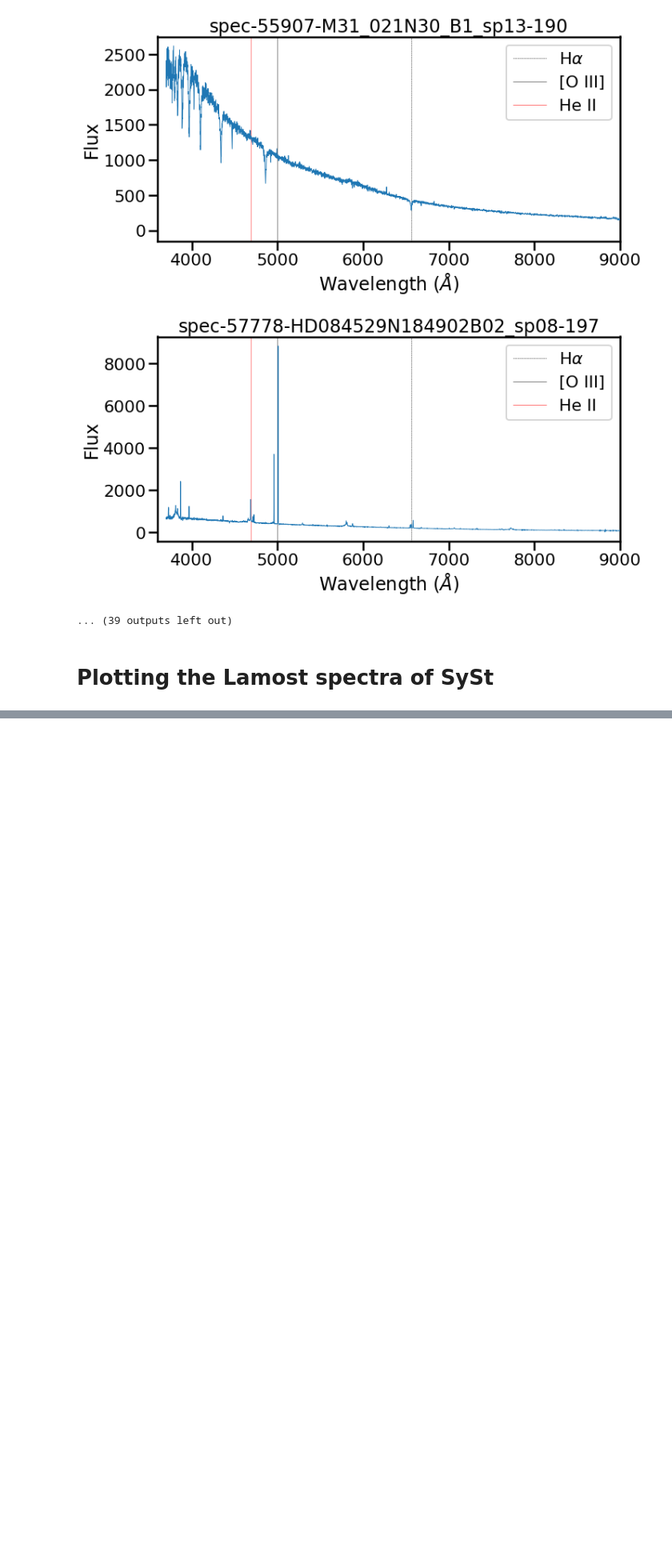
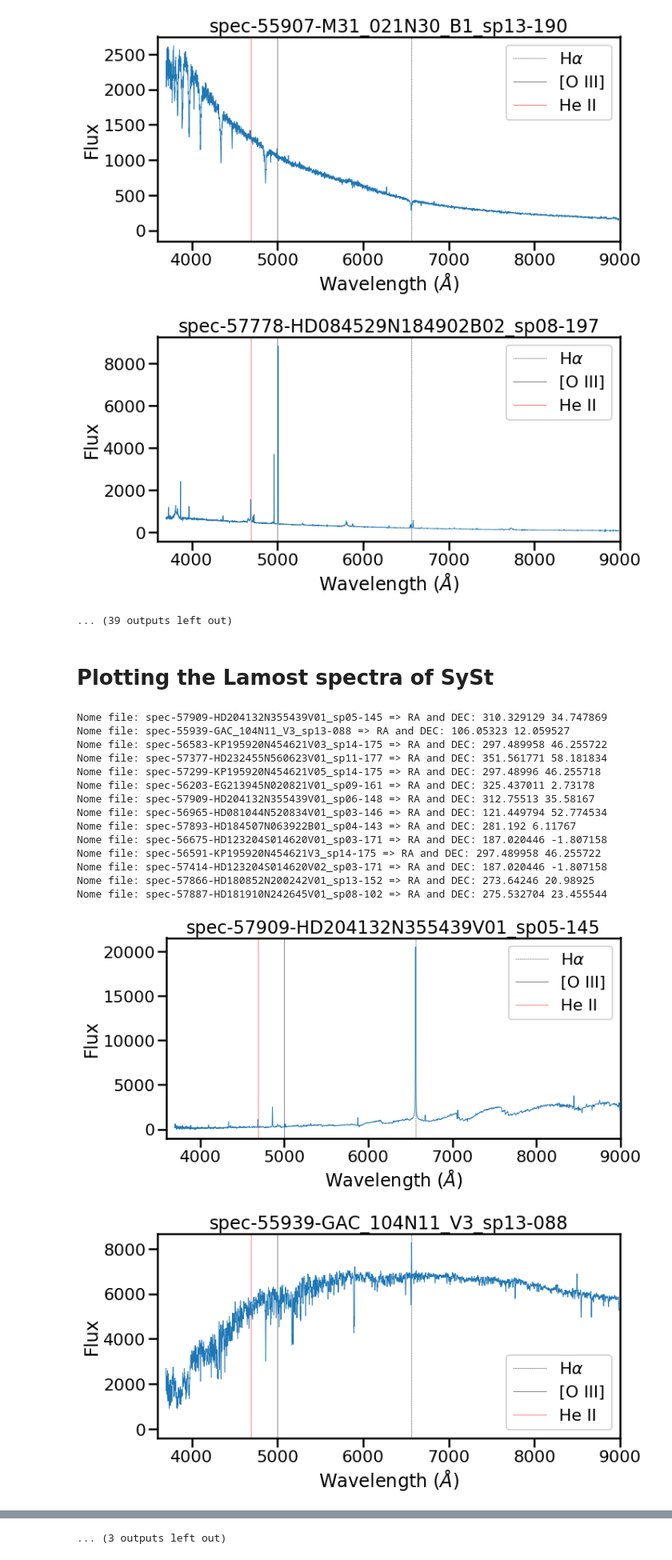
Before and after one commit to AngelGSoto/python-notebooks, a Jupyter notebook: Seeing the PN spectra form LMOST DR3.ipynb, the cells around one changed output, grey strips where cells are left out. Shown at 80% size. Drawn from its saved outputs; the diff is of its cells as text; code cells hidden in the pictures; blank space fills up the shorter version.

```diff
--- a/Seeing the PN spectra form LMOST DR3.ipynb
+++ b/Seeing the PN spectra form LMOST DR3.ipynb
@@ -95,3 +95,26 @@ Nome file: spec-55931-M31_025N30_B2_sp13-176 => RA and DEC: 27.72618 31.129651
 ... (39 outputs left out)
 # %% [markdown]
 # Plotting the Lamost spectra of SySt
+# %%
+fitsfile_1="../SySt-lamost-spec/*fits"
+file_list1 = glob.glob(fitsfile_1)
+# %%
+for file_1 in file_list1:
+    spectra(file_1)
+# %% [output]
+Nome file: spec-57909-HD204132N355439V01_sp05-145 => RA and DEC: 310.329129 34.747869
+Nome file: spec-55939-GAC_104N11_V3_sp13-088 => RA and DEC: 106.05323 12.059527
+Nome file: spec-56583-KP195920N454621V03_sp14-175 => RA and DEC: 297.489958 46.255722
+Nome file: spec-57377-HD232455N560623V01_sp11-177 => RA and DEC: 351.561771 58.181834
+Nome file: spec-57299-KP195920N454621V05_sp14-175 => RA and DEC: 297.48996 46.255718
+Nome file: spec-56203-EG213945N020821V01_sp09-161 => RA and DEC: 325.437011 2.73178
+Nome file: spec-57909-HD204132N355439V01_sp06-148 => RA and DEC: 312.75513 35.58167
+Nome file: spec-56965-HD081044N520834V01_sp03-146 => RA and DEC: 121.449794 52.774534
+Nome file: spec-57893-HD184507N063922B01_sp04-143 => RA and DEC: 281.192 6.11767
+Nome file: spec-56675-HD123204S014620V01_sp03-171 => RA and DEC: 187.020446 -1.807158
+Nome file: spec-56591-KP195920N454621V3_sp14-175 => RA and DEC: 297.489958 46.255722
+Nome file: spec-57414-HD123204S014620V02_sp03-171 => RA and DEC: 187.020446 -1.807158
+Nome file: spec-57866-HD180852N200242V01_sp13-152 => RA and DEC: 273.64246 20.98925
+Nome file: spec-57887-HD181910N242645V01_sp08-102 => RA and DEC: 275.532704 23.455544
+[figure, added]
+[figure, added]
@@ -97,0 +130 @@ Nome file: spec-55931-M31_025N30_B2_sp13-176 => RA and DEC: 27.72618 31.129651
+... (3 outputs left out)
```
Also changed, not shown: parts of 1 cell of this notebook.
